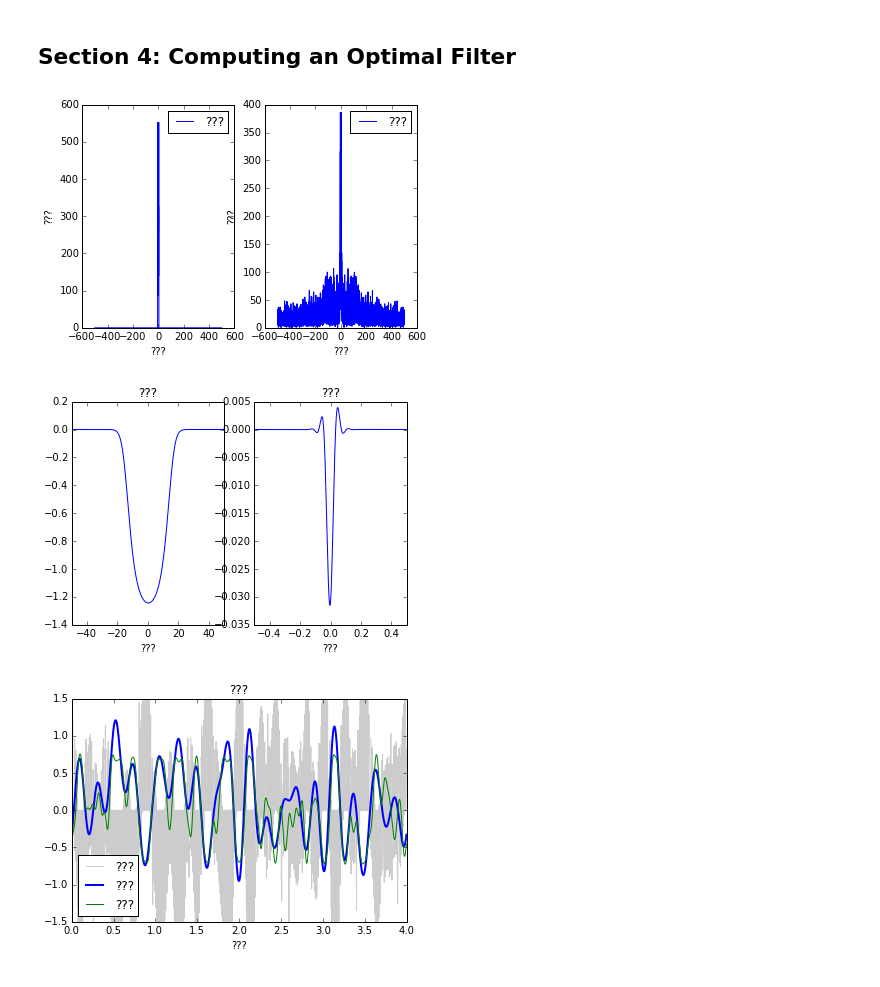
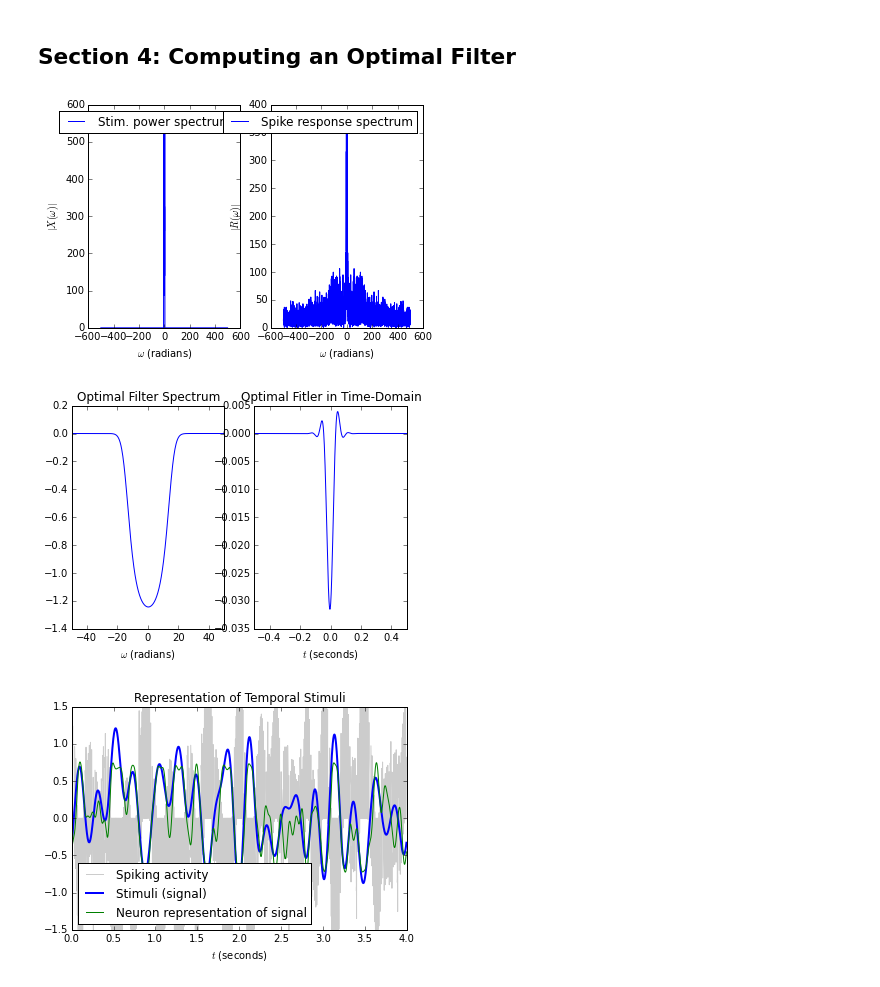
Before and after one commit to Kanaderu/neural-eng, a Jupyter notebook: assignments/assignment-2/assignment-2.ipynb, the cells around one changed output. Cells and saved outputs as stored; diff of their text form; code cells hidden in the pictures.

```diff
--- a/assignments/assignment-2/assignment-2.ipynb
+++ b/assignments/assignment-2/assignment-2.ipynb
@@ -85,6 +85,9 @@ limits = [5,10,20]
 for limit in limits:
     x, X = generate_signal(T=T,dt=dt,rms=rms,limit=limit)
     plt.plot(t,x)
+    plt.title('Gaussian White Noise Signal at %d Hertz' % limit)
+    plt.xlabel('$t$ (seconds)')
+    plt.ylabel('$x$')
     plt.show()
     print('RMS:',calc_rms(x))
 # %% [output]
@@ -187,6 +189,9 @@ bandwidths = [5,10,20]
 for bandwidth in bandwidths:
     x, X = generate_dropoff_signal(T=T,dt=dt,rms=rms,bandwidth=bandwidth)
     plt.plot(t,x)
+    plt.title('GWN Bandwidth-Dropoff Signal at %d Hertz' % bandwidth)
+    plt.xlabel('$t$ (seconds)')
+    plt.ylabel('$x$')
     plt.show()
     print('RMS:',calc_rms(x))
 # %% [output]
@@ -565,7 +574,6 @@ def two_neurons(x, dt, alpha, Jbias, tau_rc, tau_ref):
 ##
 
 import numpy
-import pylab
 
 T = 4.0         # length of signal in seconds
 dt = 0.001      # time step size
@@ -584,7 +592,7 @@ a0 = 40.0
 x1 = 1.0                 # firing rate at x=x1 is a1
 a1 = 150.0
 
-#
+# [Calculate J_bias and alpha for our neuron models]
 eps = tau_rc/tau_ref
 r1 = 1.0 / (tau_ref * a0)
 r2 = 1.0 / (tau_ref * a1)
@@ -600,70 +608,70 @@ spikes = two_neurons(x, dt, alpha, Jbias, tau_rc, tau_ref)
 freq = numpy.arange(Nt)/T - Nt/(2.0*T)   # [Generate set of frequency values]
 omega = freq*2*numpy.pi                  # [Convert Hertz to radians]
 
-r = spikes[0] - spikes[1]                # [Take the difference of the spike responses]
-R = np.array(numpy.fft.fftshift(numpy.fft.fft(r))) # [Do a Fourier transform of the difference and shift (center) it]
-X = np.array(X)
+r = spikes[0] - spikes[1]                # [Spike responses are opposites of each other]
+R = np.array(numpy.fft.fftshift(numpy.fft.fft(r))) # [Take response into frequency domain and shift (center) it]
+X = np.array(X)                          # [Do data type conversion]
 
-sigma_t = 0.025                          #
-W2 = numpy.exp(-omega**2*sigma_t**2)     #
-W2 = W2 / sum(W2)                        #
+sigma_t = 0.025                          # [Standard deviation of 0.025]
+W2 = numpy.exp(-omega**2*sigma_t**2)     # [Gaussian curve over frequencies with stddev of sigma_t]
+W2 = W2 / sum(W2)                        # [Normalize to sum to 1 so magnitude of signals aren't affected during convolution]
 
 CP = X*R.conjugate()                  #
 WCP = numpy.convolve(CP, W2, 'same')  #
-RP = R*R.conjugate()                  #
-WRP = numpy.convolve(RP, W2, 'same')  #
-XP = X*X.conjugate()                  #
-WXP = numpy.convolve(XP, W2, 'same')  #
+RP = R*R.conjugate()                  # [Make response real by multiplying by conjugate]
+WRP = numpy.convolve(RP, W2, 'same')  # [Make response continuous and smooth by convolving with Gaussian filter]
+XP = X*X.conjugate()                  # [Make stimuli real by multiplying by conjugate]
+WXP = numpy.convolve(XP, W2, 'same')  # [Make stimuli continuous and smooth by convolving with Gaussian filter]
 
-H = WCP / WRP                         #
+H = WCP / WRP                         # [Get the filter]
 
-h = numpy.fft.fftshift(numpy.fft.ifft(numpy.fft.ifftshift(H))).real  #
+h = numpy.fft.fftshift(numpy.fft.ifft(numpy.fft.ifftshift(H))).real  # [Take filter into time domain]
 
-XHAT = H*R                            #
+XHAT = H*R                            # [Approximate freq-domain representation using filter and response]
 
-xhat = numpy.fft.ifft(numpy.fft.ifftshift(XHAT)).real  #
+xhat = numpy.fft.ifft(numpy.fft.ifftshift(XHAT)).real  # [Get time-domain approximation of stimuli]
 
 
 import pylab
 
 pylab.figure(1)
 pylab.subplot(1,2,1)
-pylab.plot(freq, numpy.sqrt(XP), label='???')  #
+pylab.plot(freq, numpy.sqrt(XP), label='Stim. power spectrum')  # [Real part response needs to be sqrt'd after having been 'squared' by conjugate]
 pylab.legend()
-pylab.xlabel('???')
-pylab.ylabel('???')
+pylab.xlabel('$\omega$ (radians)')
+pylab.ylabel('$|X(\omega)|$')
 
 pylab.subplot(1,2,2)
-pylab.plot(freq, numpy.sqrt(RP), label='???')  #
+pylab.plot(freq, numpy.sqrt(RP), label='Spike response spectrum')  # [Real part response needs to be sqrt'd after having been 'squared' by conjugate]
 pylab.legend()
-pylab.xlabel('???')
-pylab.ylabel('???')
+pylab.xlabel('$\omega$ (radians)')
+pylab.ylabel('$|R(\omega)|$')
 
 
 pylab.figure(2)
 pylab.subplot(1,2,1)
-pylab.plot(freq, H.real)   #
-pylab.xlabel('???')
-pylab.title('???')
+pylab.plot(freq, H.real)   # [Take real part of the filter]
+pylab.xlabel('$\omega$ (radians)')
+pylab.title('Optimal Filter Spectrum')
 pylab.xlim(-50, 50)
 
 pylab.subplot(1,2,2)
-pylab.plot(t-T/2, h)       #
-pylab.title('???')
-pylab.xlabel('???')
+pylab.plot(t-T/2, h)       # [Filter in time-domain]
+pylab.title('Optimal Fitler in Time-Domain')
+pylab.xlabel('$t$ (seconds)')
 pylab.xlim(-0.5, 0.5)
 
 
 pylab.figure(3)
-pylab.plot(t, r, color='k', label='???', alpha=0.2)  #
-pylab.plot(t, x, linewidth=2, label='???')           #
-pylab.plot(t, xhat, label='???')                     #
-pylab.title('???')
+pylab.plot(t, r, color='k', label='Spiking activity', alpha=0.2)  # [Responses]
+pylab.plot(t, x, linewidth=2, label='Stimuli (signal)')           # [Input signal]
+pylab.plot(t, xhat, label='Neuron representation of signal')      # [Temporal representation]
+pylab.title('Representation of Temporal Stimuli')
 pylab.legend(loc='best')
-pylab.xlabel('???')
+pylab.xlabel('$t$ (seconds)')
 
 pylab.show()
 # %% [output]
-[figure, old version]
+[figure, new version]
-[figure, old version]
+[figure, new version]
-[figure, old version]
+[figure, new version]
```
Also changed, not shown: parts of 6 cells of this notebook, 3 other files.
